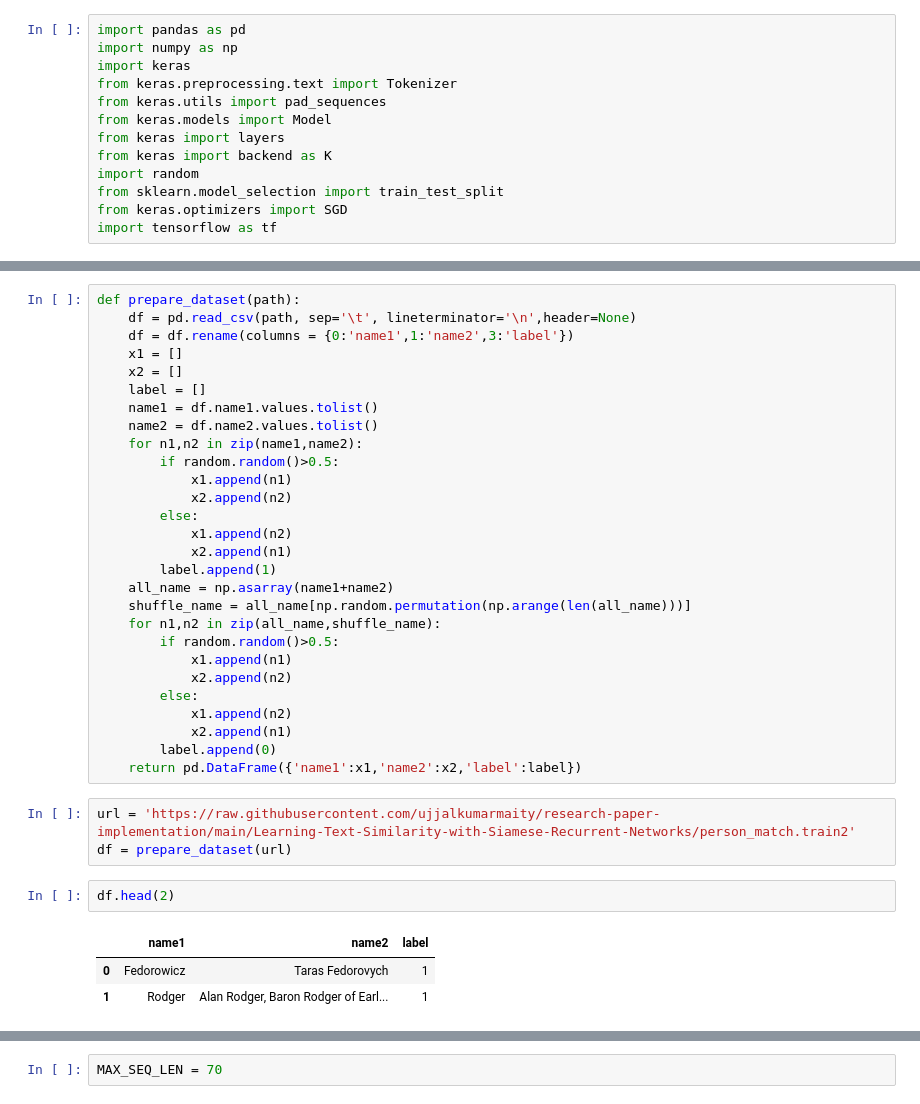
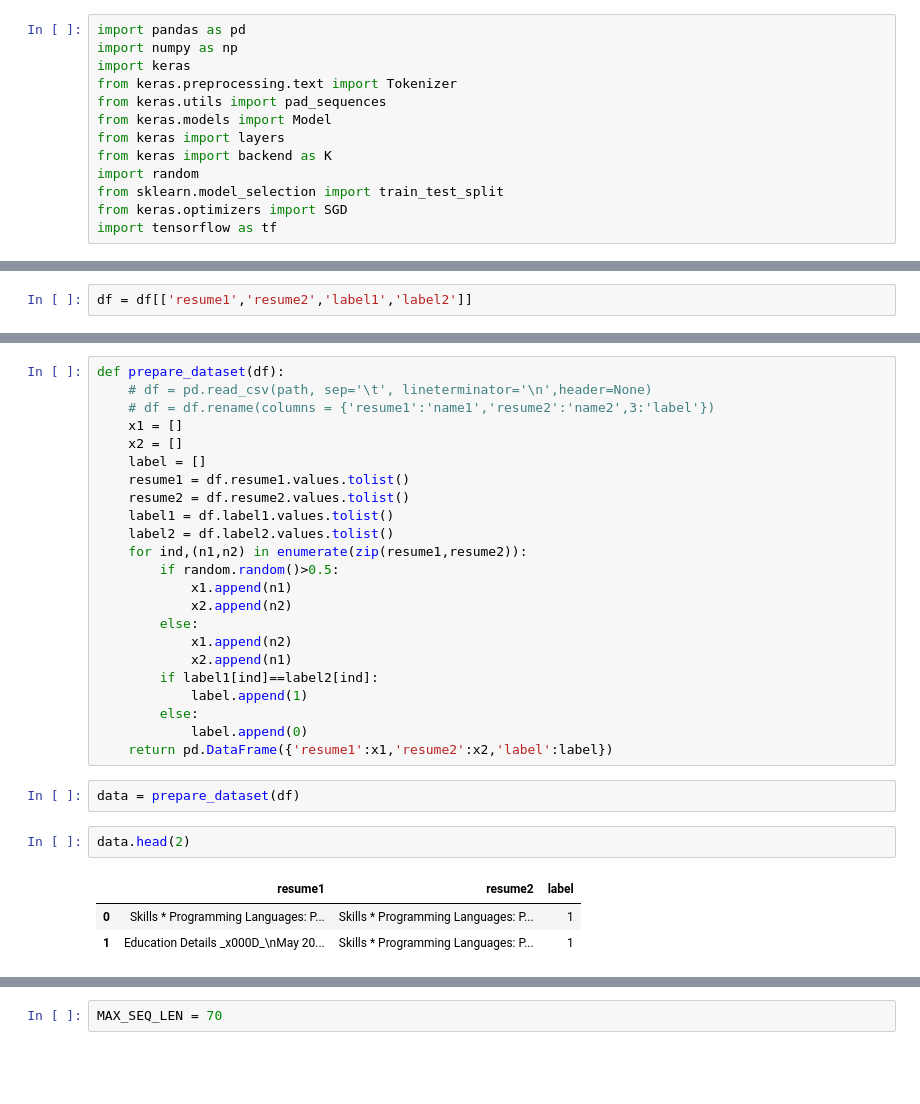
Before and after one commit to ujjalkumarmaity/research-paper-implementation, a Jupyter notebook: Manhattan-LSTM-Model/Manhattan-LSTM.ipynb, the cells around one changed output, grey strips where cells are left out. Saved outputs shown, nothing was run; the diff lists cells and outputs as text; blank space fills up the shorter version.

```diff
--- a/Manhattan-LSTM-Model/Manhattan-LSTM.ipynb
+++ b/Manhattan-LSTM-Model/Manhattan-LSTM.ipynb
@@ -22,0 +32,2 @@ import tensorflow as tf
+# %%
+df = df[['resume1','resume2','label1','label2']]
@@ -23,37 +85,31 @@ import tensorflow as tf
 # %%
-def prepare_dataset(path):
-    df = pd.read_csv(path, sep='\t', lineterminator='\n',header=None)
-    df = df.rename(columns = {0:'name1',1:'name2',3:'label'})
+def prepare_dataset(df):
+    # df = pd.read_csv(path, sep='\t', lineterminator='\n',header=None)
+    # df = df.rename(columns = {'resume1':'name1','resume2':'name2',3:'label'})
     x1 = []
     x2 = []
     label = []
-    name1 = df.name1.values.tolist()
-    name2 = df.name2.values.tolist()
-    for n1,n2 in zip(name1,name2):
+    resume1 = df.resume1.values.tolist()
+    resume2 = df.resume2.values.tolist()
+    label1 = df.label1.values.tolist()
+    label2 = df.label2.values.tolist()
+    for ind,(n1,n2) in enumerate(zip(resume1,resume2)):
         if random.random()>0.5:
             x1.append(n1)
             x2.append(n2)
         else:
             x1.append(n2)
             x2.append(n1)
-        label.append(1)
-    all_name = np.asarray(name1+name2)
-    shuffle_name = all_name[np.random.permutation(np.arange(len(all_name)))]
-    for n1,n2 in zip(all_name,shuffle_name):
-        if random.random()>0.5:
-            x1.append(n1)
-            x2.append(n2)
+        if label1[ind]==label2[ind]:
+            label.append(1)
         else:
-            x1.append(n2)
-            x2.append(n1)
-        label.append(0)
-    return pd.DataFrame({'name1':x1,'name2':x2,'label':label})
+            label.append(0)
+    return pd.DataFrame({'resume1':x1,'resume2':x2,'label':label})
-# %%
-url = 'https://raw.githubusercontent.com/ujjalkumarmaity/research-paper-implementation/main/Learning-Text-Similarity-with-Siamese-Recurrent-Networks/person_match.train2'
-df = prepare_dataset(url)
+# %%
+data = prepare_dataset(df)
 # %%
-df.head(2)
+data.head(2)
 # %% [output]
-|  | name1 | name2 | label |
-| 0 | Fedorowicz | Taras Fedorovych | 1 |
-| 1 | Rodger | Alan Rodger, Baron Rodger of Earl... | 1 |
+|  | resume1 | resume2 | label |
+| 0 | Skills * Programming Languages: P... | Skills * Programming Languages: P... | 1 |
+| 1 | Education Details _x000D_\nMay 20... | Skills * Programming Languages: P... | 1 |
```
Also changed, not shown: parts of 7 cells of this notebook.
